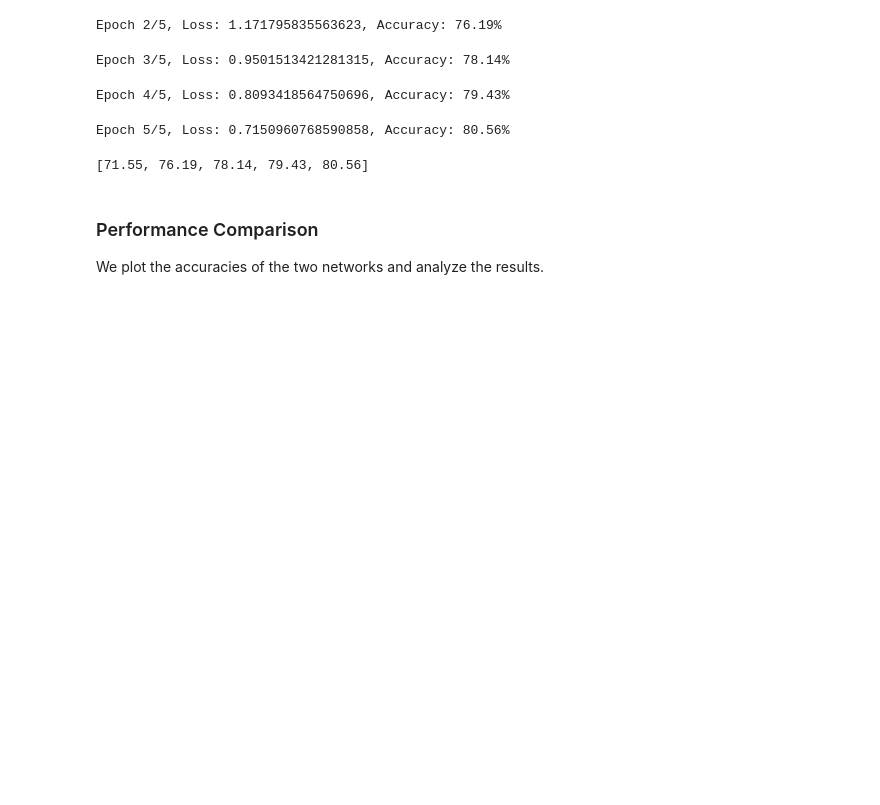
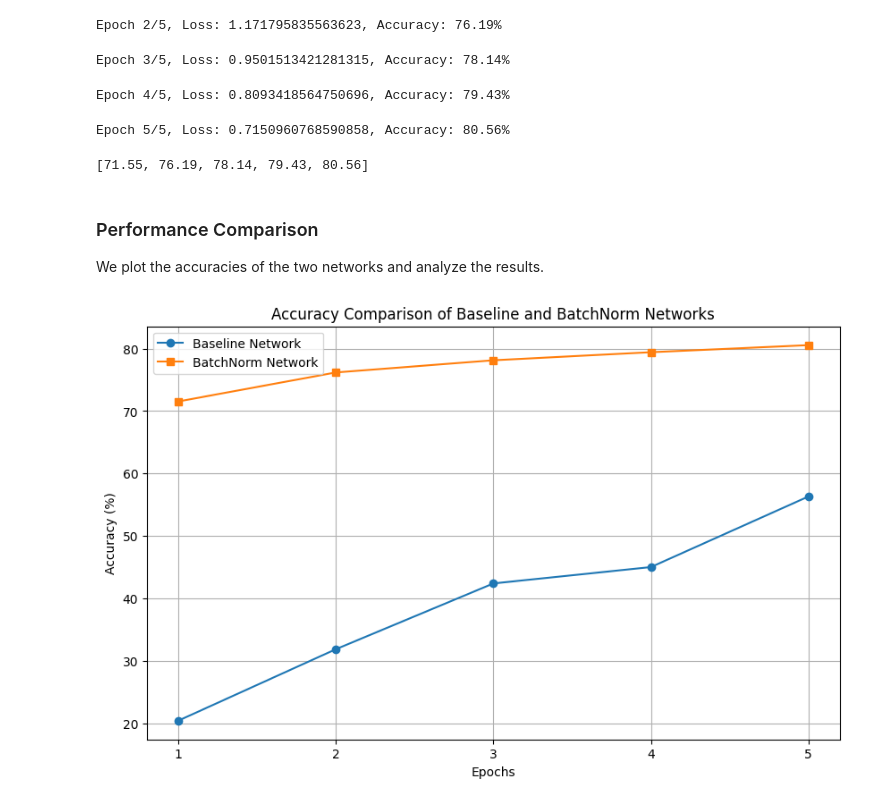
Before and after one commit to Raminyazdani/neural-network-training-techniques, a Jupyter notebook: batch_normalization_study.ipynb, the cells around one changed output. Drawn from its saved outputs; the diff is of its cells as text; code cells hidden in the pictures; blank space fills up the shorter version.

```diff
--- a/batch_normalization_study.ipynb
+++ b/batch_normalization_study.ipynb
@@ -187,3 +187,20 @@ Epoch 5/5, Loss: 0.7150960768590858, Accuracy: 80.56%
 # %% [markdown]
 ### Performance Comparison
 We plot the accuracies of the two networks and analyze the results.
+# %%
+baseline_accuracies = [20.43, 31.87, 42.40, 45.02, 56.32]
+batch_norm_accuracies = [71.55, 76.19, 78.14, 79.43, 80.56]
+
+# Plotting the accuracies
+plt.figure(figsize=(10, 6))
+plt.plot(range(1, 6), baseline_accuracies, marker='o', label='Baseline Network')
+plt.plot(range(1, 6), batch_norm_accuracies, marker='s', label='BatchNorm Network')
+plt.title('Accuracy Comparison of Baseline and BatchNorm Networks')
+plt.xlabel('Epochs')
+plt.ylabel('Accuracy (%)')
+plt.xticks(range(1, 6))
+plt.legend()
+plt.grid(True)
+plt.show()
+# %% [output]
+[figure, added]
```
Also changed, not shown: 1 other file.
